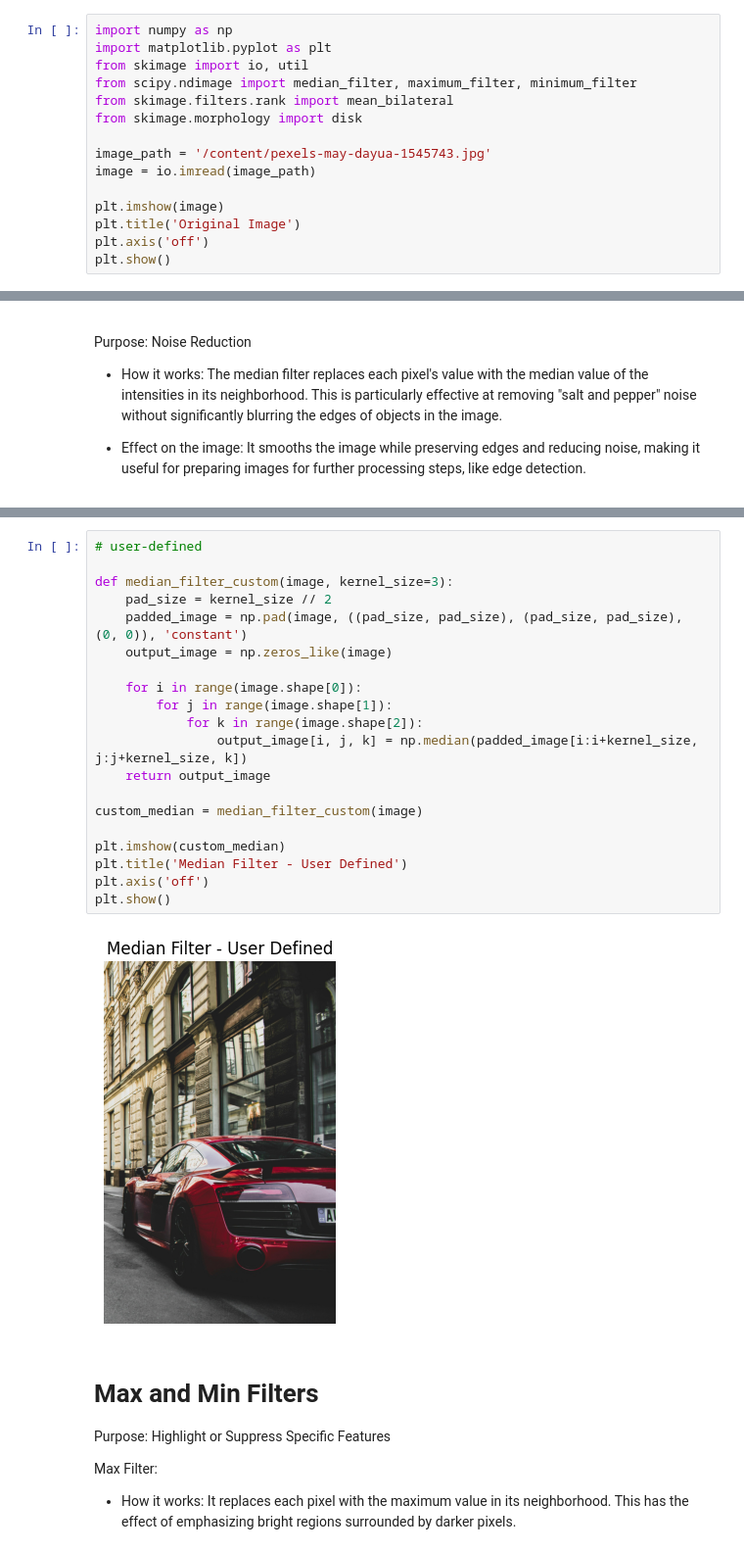
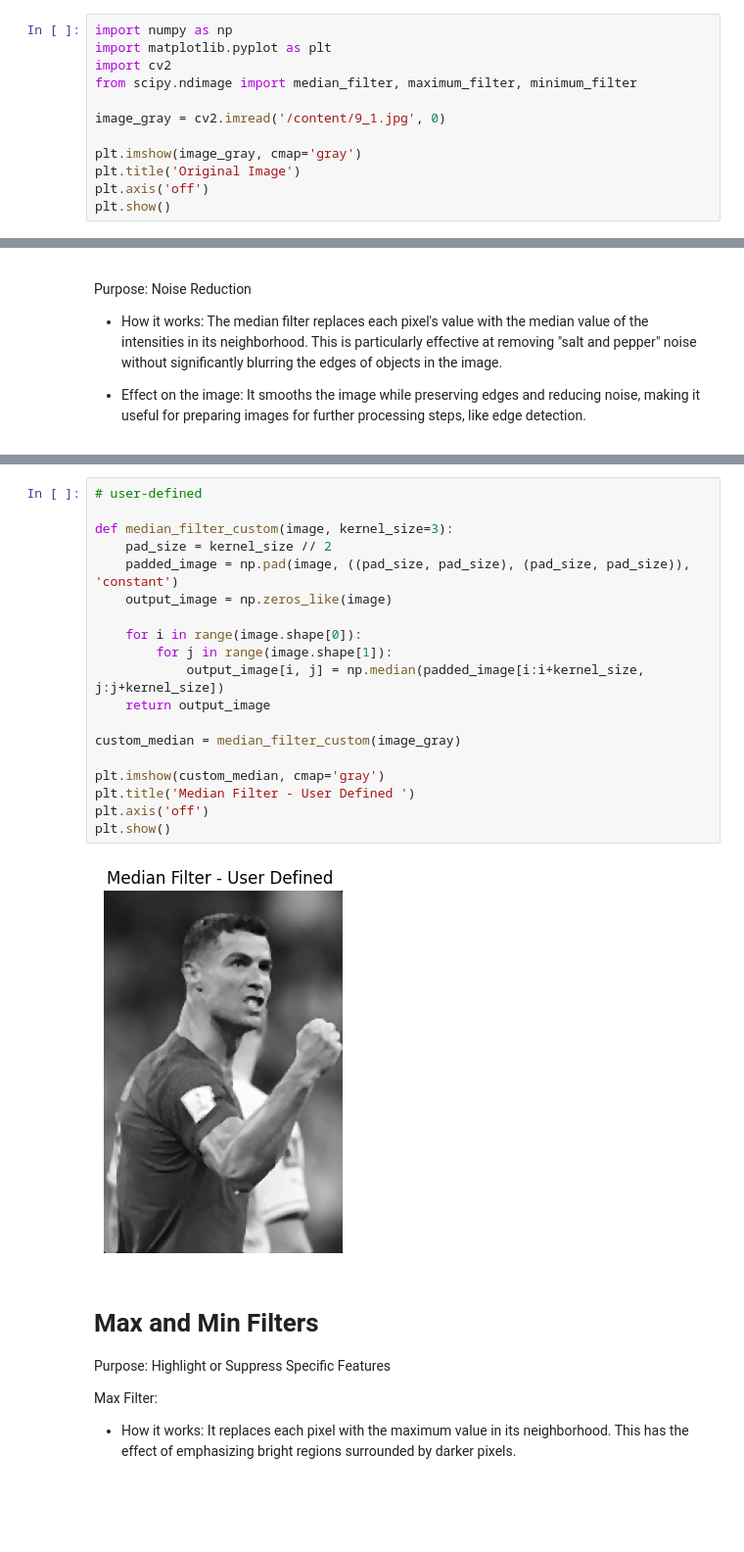
Before and after one commit to szm7/CV, a Jupyter notebook: CV_Lab6.ipynb, the cells around one changed output, grey strips where cells are left out. Shown at 98% size. Saved outputs shown, nothing was run; the diff lists cells and outputs as text; blank space fills up the shorter version.

```diff
--- a/CV_Lab6.ipynb
+++ b/CV_Lab6.ipynb
@@ -3,15 +1,12 @@
 # %%
 import numpy as np
 import matplotlib.pyplot as plt
-from skimage import io, util
+import cv2
 from scipy.ndimage import median_filter, maximum_filter, minimum_filter
-from skimage.filters.rank import mean_bilateral
-from skimage.morphology import disk
 
-image_path = '/content/pexels-may-dayua-1545743.jpg'
-image = io.imread(image_path)
+image_gray = cv2.imread('/content/9_1.jpg', 0)
 
-plt.imshow(image)
+plt.imshow(image_gray, cmap='gray')
 plt.title('Original Image')
 plt.axis('off')
 plt.show()
@@ -37,25 +32,24 @@ plt.show()
 # %%
 # user-defined
 
 def median_filter_custom(image, kernel_size=3):
     pad_size = kernel_size // 2
-    padded_image = np.pad(image, ((pad_size, pad_size), (pad_size, pad_size), (0, 0)), 'constant')
+    padded_image = np.pad(image, ((pad_size, pad_size), (pad_size, pad_size)), 'constant')
     output_image = np.zeros_like(image)
 
     for i in range(image.shape[0]):
         for j in range(image.shape[1]):
-            for k in range(image.shape[2]):
-                output_image[i, j, k] = np.median(padded_image[i:i+kernel_size, j:j+kernel_size, k])
+            output_image[i, j] = np.median(padded_image[i:i+kernel_size, j:j+kernel_size])
     return output_image
 
-custom_median = median_filter_custom(image)
+custom_median = median_filter_custom(image_gray)
 
-plt.imshow(custom_median)
-plt.title('Median Filter - User Defined')
+plt.imshow(custom_median, cmap='gray')
+plt.title('Median Filter - User Defined ')
 plt.axis('off')
 plt.show()
 # %% [output]
-[figure, old version]
+[figure, new version]
 # %% [markdown]
 # Max and Min Filters
 Purpose: Highlight or Suppress Specific Features
```
Also changed, not shown: parts of 9 cells of this notebook.
